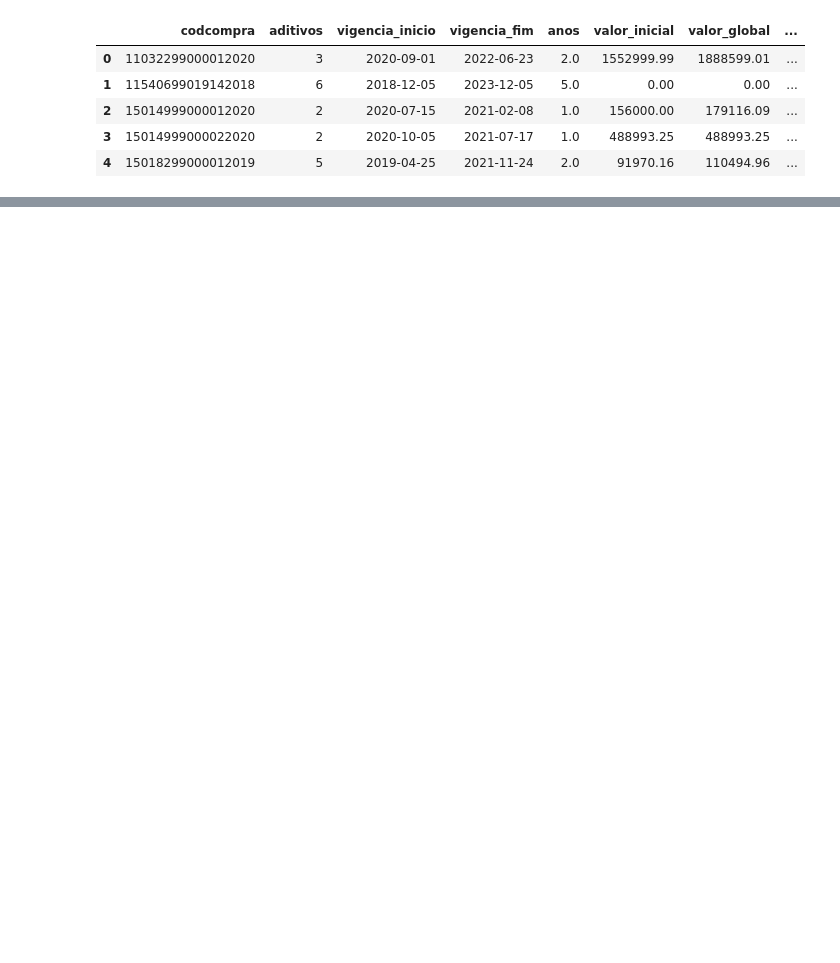
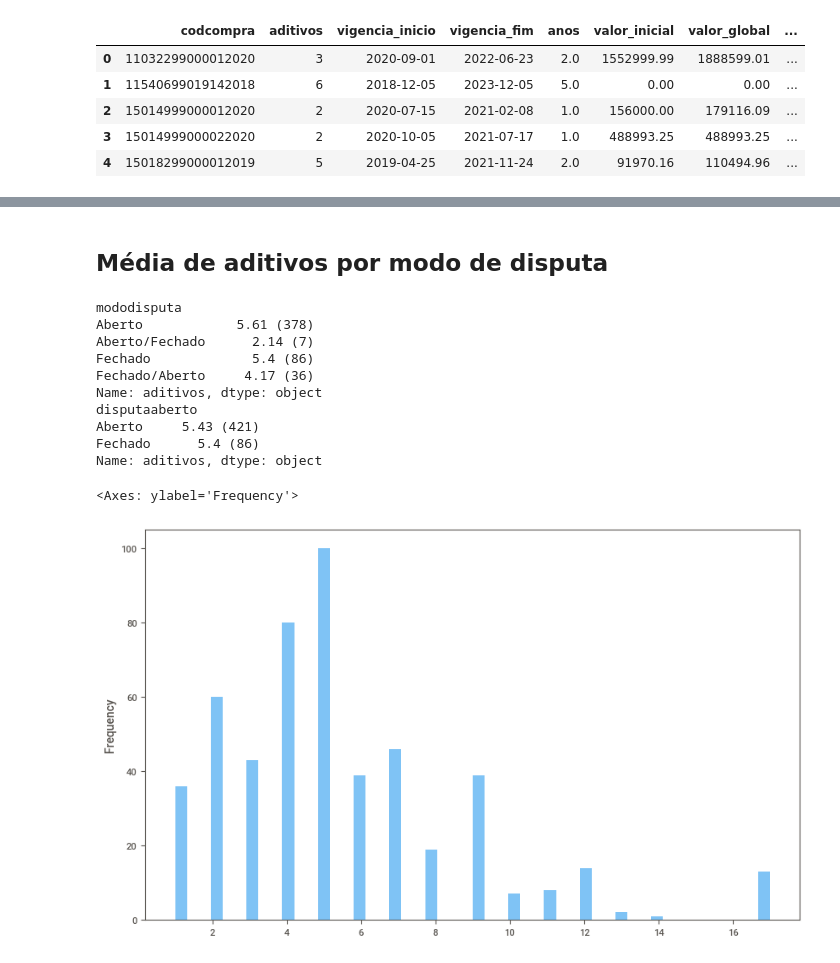
Before and after one commit to hugosouto/comprasgov-modo-disputa-obras, a Jupyter notebook: comprasgov_modo_disputa_obras.ipynb, the cells around one changed output, grey strips where cells are left out. Cells and saved outputs as stored; diff of their text form; code cells hidden in the pictures; blank space fills up the shorter version.

```diff
--- a/comprasgov_modo_disputa_obras.ipynb
+++ b/comprasgov_modo_disputa_obras.ipynb
@@ -417,0 +533,26 @@ df_aditivos.to_excel(f'{filename}.xlsx', index=False)
+# %% [markdown]
+## Média de aditivos por modo de disputa
+# %%
+df_plot = df_aditivos.copy()
+
+# Calculate the mean of percentual_valor_final by mododisputa rounded to 2 decimal places and the counts
+print((df_plot.groupby('mododisputa')['aditivos'].mean().round(2)).astype(str) +
+      ' (' + df_plot.groupby('mododisputa')['aditivos'].count().astype(str) + ')')
+print((df_plot.groupby('disputaaberto')['aditivos'].mean().round(2)).astype(str) +
+      ' (' + df_plot.groupby('disputaaberto')['aditivos'].count().astype(str) + ')')
+
+# Calculate and plot the distribution of percentual_valor_final
+df_plot['aditivos'].plot.hist(bins=50, figsize=(10,6), alpha=0.5)
+# %% [output]
+mododisputa
+Aberto            5.61 (378)
+Aberto/Fechado      2.14 (7)
+Fechado             5.4 (86)
+Fechado/Aberto     4.17 (36)
+Name: aditivos, dtype: object
+disputaaberto
+Aberto     5.43 (421)
+Fechado      5.4 (86)
+Name: aditivos, dtype: object
+<Axes: ylabel='Frequency'>
+[figure, added]
```
Also changed, not shown: parts of 35 cells of this notebook, 6 other files.
